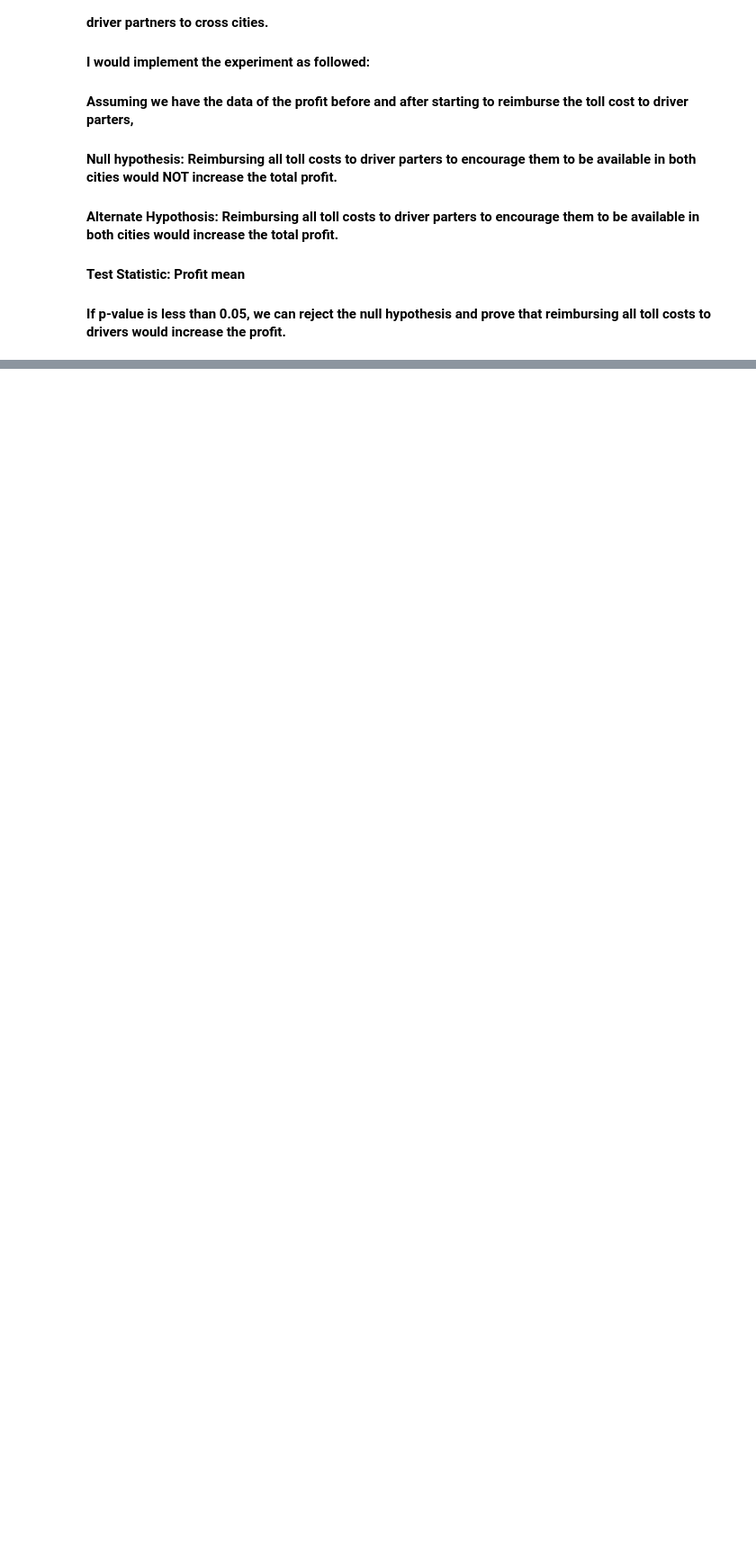
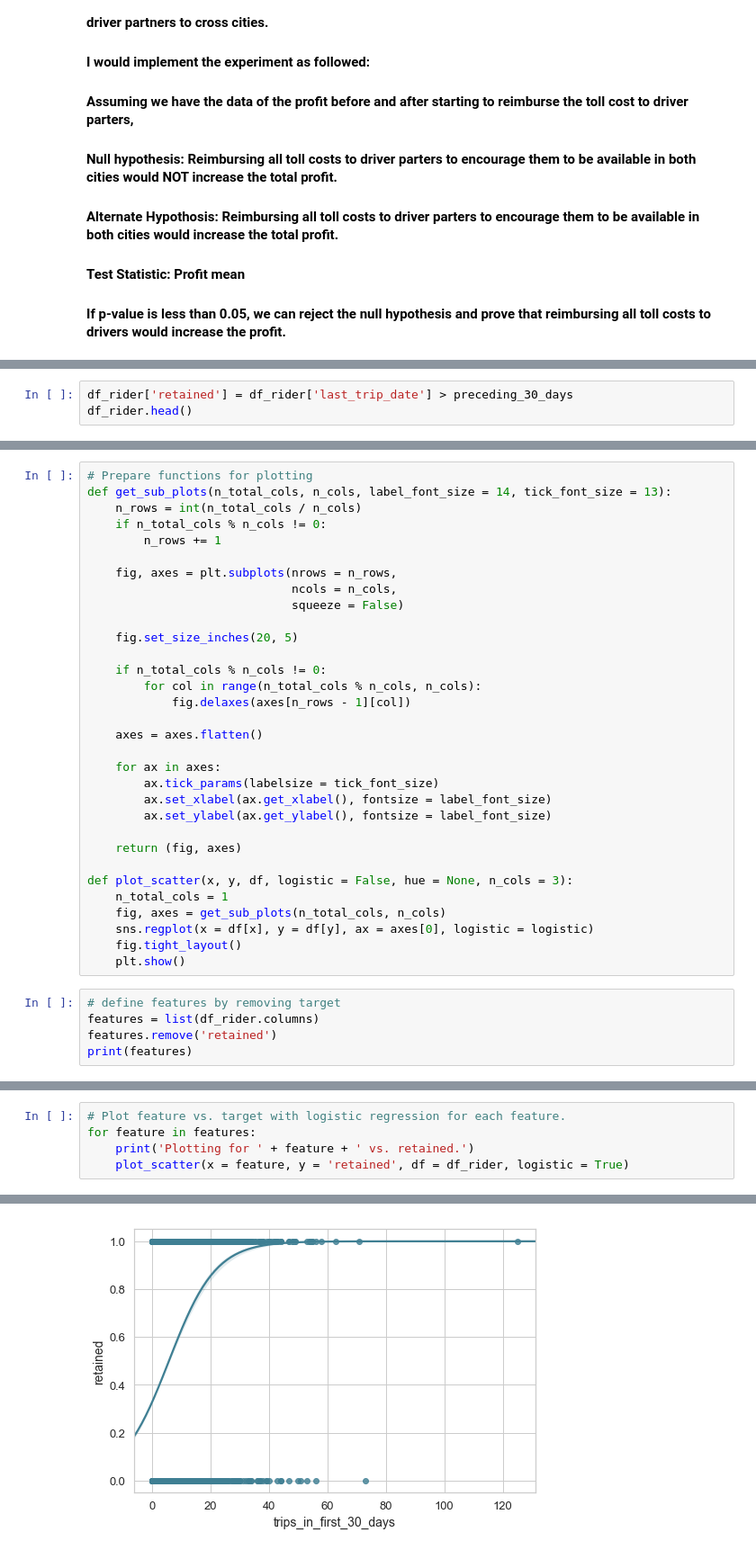
Before and after one commit to akatmer/JSON_Project, a Jupyter notebook: TakeHome_Challenges/ultimate_challenge/ultimate_data_science_challenge.ipynb, the cells around one changed output, grey strips where cells are left out. Shown at 90% size. Drawn from its saved outputs; the diff is of its cells as text; blank space fills up the shorter version.

```diff
--- a/TakeHome_Challenges/ultimate_challenge/ultimate_data_science_challenge.ipynb
+++ b/TakeHome_Challenges/ultimate_challenge/ultimate_data_science_challenge.ipynb
@@ -271,0 +451,3 @@ However, a toll bridge, with a two way toll, between the two cities causes drive
+# %%
+df_rider['retained'] = df_rider['last_trip_date'] > preceding_30_days
+df_rider.head()
@@ -271,0 +529,37 @@ However, a toll bridge, with a two way toll, between the two cities causes drive
+# %%
+# Prepare functions for plotting
+def get_sub_plots(n_total_cols, n_cols, label_font_size = 14, tick_font_size = 13):
+    n_rows = int(n_total_cols / n_cols)
+    if n_total_cols % n_cols != 0:
+        n_rows += 1
+
+    fig, axes = plt.subplots(nrows = n_rows,
+                             ncols = n_cols,
+                             squeeze = False)
+
+    fig.set_size_inches(20, 5)
+
+    if n_total_cols % n_cols != 0:
+        for col in range(n_total_cols % n_cols, n_cols):
+            fig.delaxes(axes[n_rows - 1][col])
+
+    axes = axes.flatten()
+
+    for ax in axes:
+        ax.tick_params(labelsize = tick_font_size)
+        ax.set_xlabel(ax.get_xlabel(), fontsize = label_font_size)
+        ax.set_ylabel(ax.get_ylabel(), fontsize = label_font_size)
+
+    return (fig, axes)
+
+def plot_scatter(x, y, df, logistic = False, hue = None, n_cols = 3):
+    n_total_cols = 1
+    fig, axes = get_sub_plots(n_total_cols, n_cols)
+    sns.regplot(x = df[x], y = df[y], ax = axes[0], logistic = logistic)
+    fig.tight_layout()
+    plt.show()
+# %%
+# define features by removing target
+features = list(df_rider.columns)
+features.remove('retained')
+print(features)
@@ -271,0 +568,6 @@ However, a toll bridge, with a two way toll, between the two cities causes drive
+# %%
+# Plot feature vs. target with logistic regression for each feature.
+for feature in features:
+    print('Plotting for ' + feature + ' vs. retained.')
+    plot_scatter(x = feature, y = 'retained', df = df_rider, logistic = True)
+# %% [output]
@@ -271,0 +575 @@ However, a toll bridge, with a two way toll, between the two cities causes drive
+[figure, added]
```
Also changed, not shown: parts of 36 cells of this notebook.
